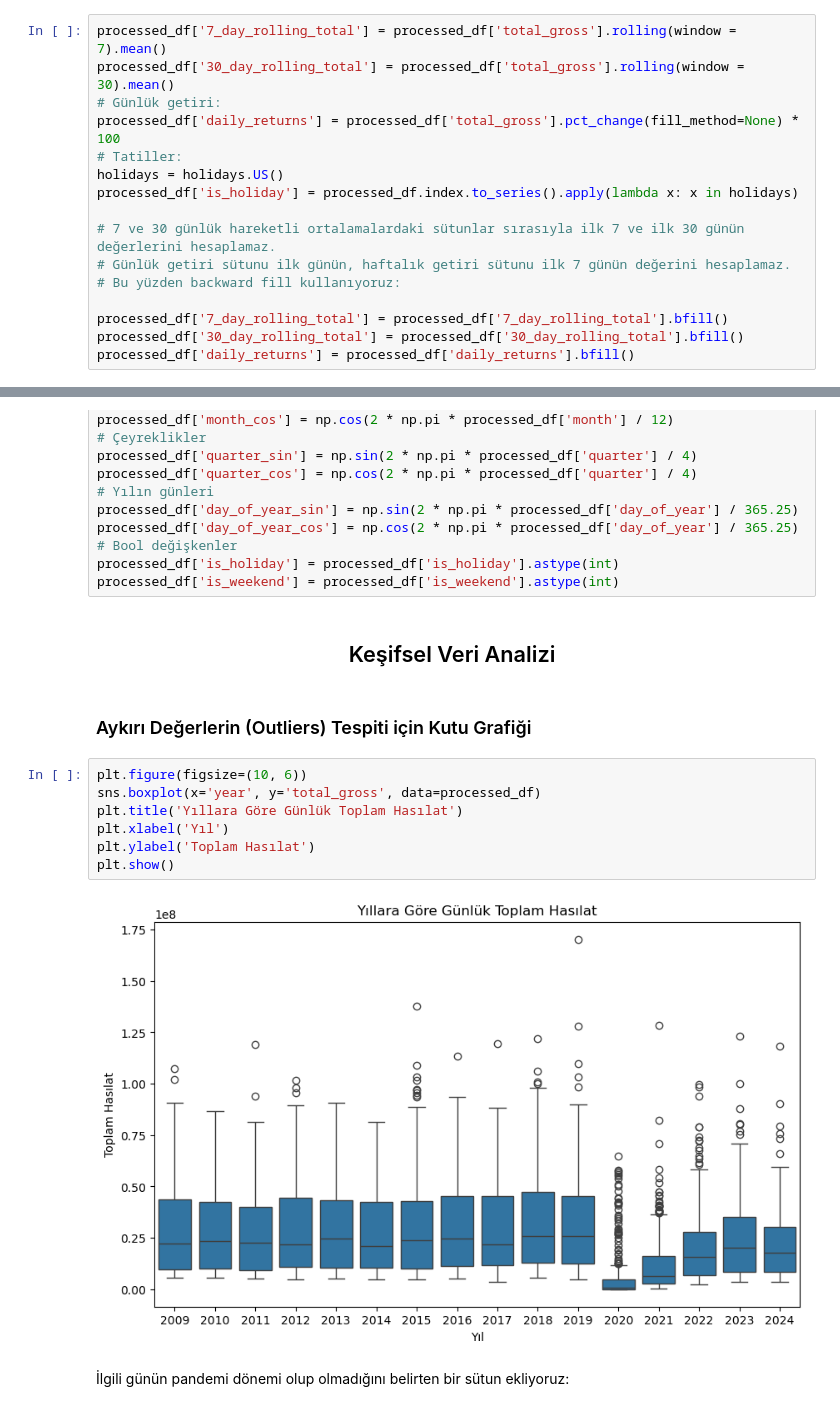
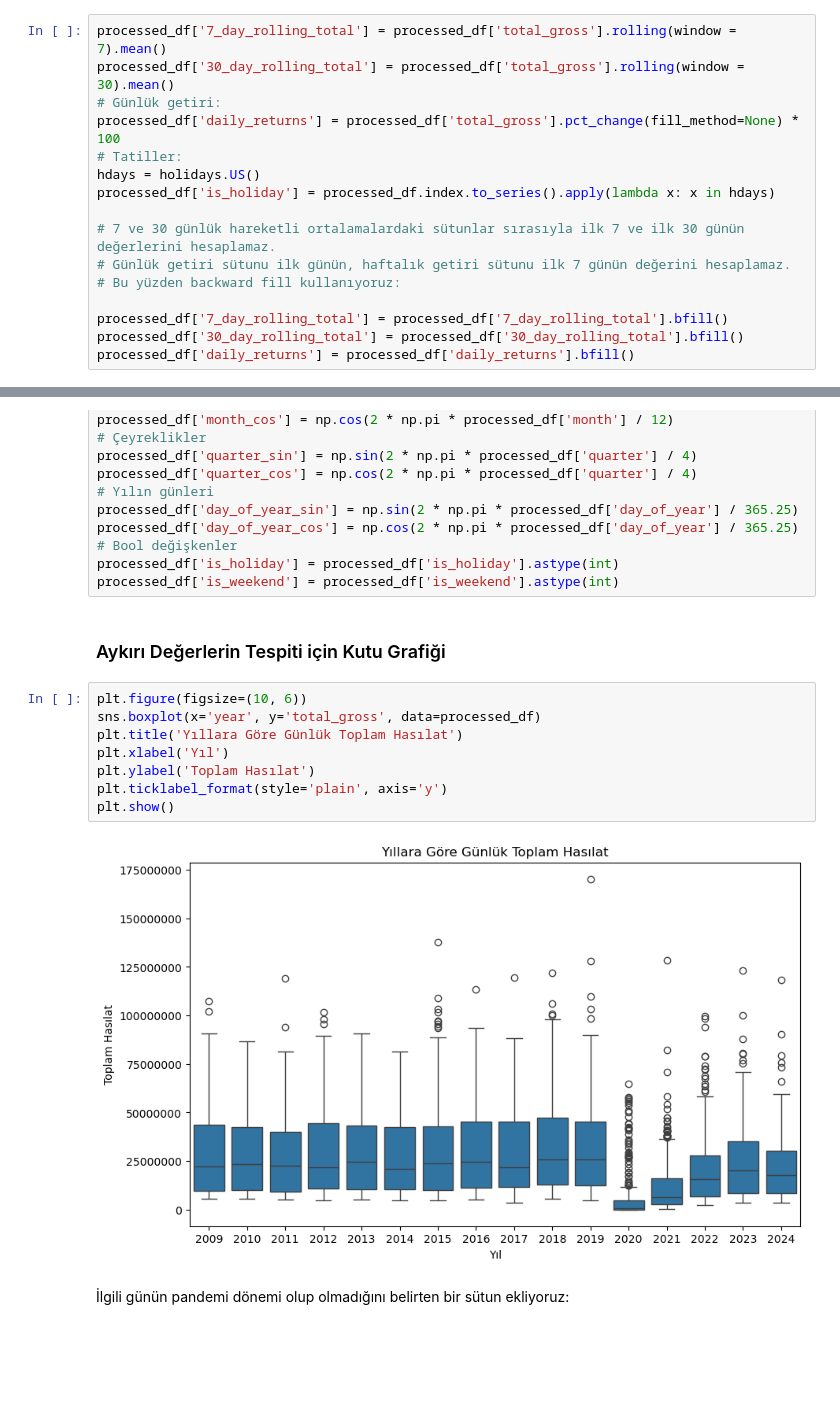
Before and after one commit to miraygurbuz/Time-Series-Box-Office, a Jupyter notebook: data_preprocessing/data_preprocessing.ipynb, the cells around one changed output, grey strips where cells are left out. Drawn from its saved outputs; the diff is of its cells as text; blank space fills up the shorter version.

```diff
--- a/data_preprocessing/data_preprocessing.ipynb
+++ b/data_preprocessing/data_preprocessing.ipynb
@@ -272,8 +270,8 @@ processed_df['30_day_rolling_total'] = processed_df['total_gross'].rolling(windo
 # Günlük getiri:
 processed_df['daily_returns'] = processed_df['total_gross'].pct_change(fill_method=None) * 100
 # Tatiller:
-holidays = holidays.US()
-processed_df['is_holiday'] = processed_df.index.to_series().apply(lambda x: x in holidays)
+hdays = holidays.US()
+processed_df['is_holiday'] = processed_df.index.to_series().apply(lambda x: x in hdays)
 
 # 7 ve 30 günlük hareketli ortalamalardaki sütunlar sırasıyla ilk 7 ve ilk 30 günün değerlerini hesaplamaz.
 # Günlük getiri sütunu ilk günün, haftalık getiri sütunu ilk 7 günün değerini hesaplamaz.
@@ -300,19 +298,18 @@ processed_df['day_of_year_cos'] = np.cos(2 * np.pi * processed_df['day_of_year']
 # Bool değişkenler
 processed_df['is_holiday'] = processed_df['is_holiday'].astype(int)
 processed_df['is_weekend'] = processed_df['is_weekend'].astype(int)
-# %% [markdown]
-## <center>Keşifsel Veri Analizi</center>
 # %% [markdown]
-### Aykırı Değerlerin (Outliers) Tespiti için Kutu Grafiği
+### Aykırı Değerlerin Tespiti için Kutu Grafiği
 # %%
 plt.figure(figsize=(10, 6))
 sns.boxplot(x='year', y='total_gross', data=processed_df)
 plt.title('Yıllara Göre Günlük Toplam Hasılat')
 plt.xlabel('Yıl')
 plt.ylabel('Toplam Hasılat')
+plt.ticklabel_format(style='plain', axis='y')
 plt.show()
 # %% [output]
-[figure, old version]
+[figure, new version]
 # %% [markdown]
 İlgili günün pandemi dönemi olup olmadığını belirten bir sütun ekliyoruz:
 # %%
```
Also changed, not shown: parts of 7 cells of this notebook, 3 other files.
